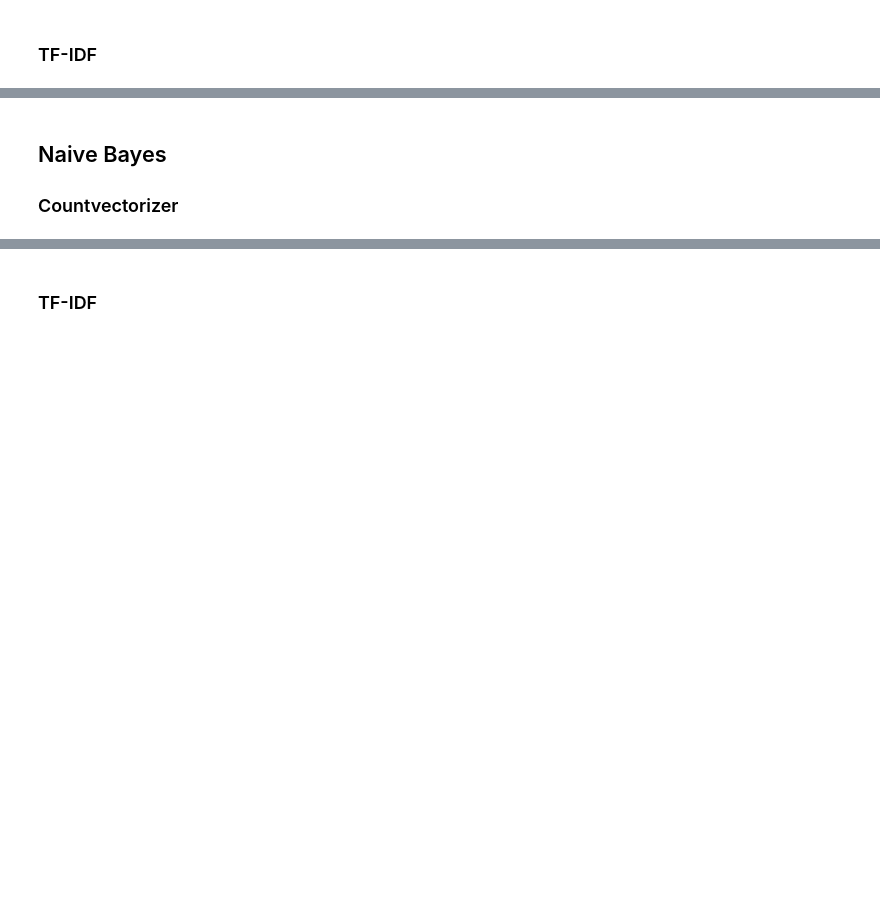
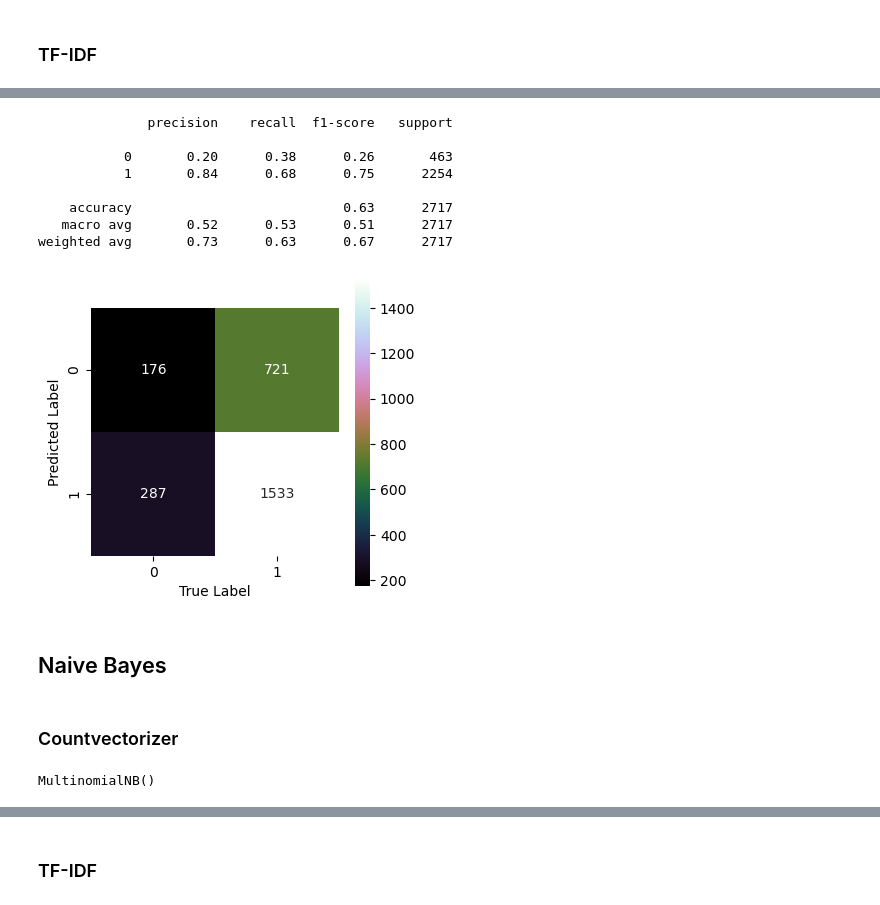
Before and after one commit to WaadAlharthi/ML_Portfolio, a Jupyter notebook: NLP_Sentiment_Analysis_Project.ipynb, the cells around one changed output, grey strips where cells are left out. Saved outputs shown, nothing was run; the diff lists cells and outputs as text; code cells hidden in the pictures; blank space fills up the shorter version.

```diff
--- a/NLP_Sentiment_Analysis_Project.ipynb
+++ b/NLP_Sentiment_Analysis_Project.ipynb
@@ -535,4 +758,23 @@ In the next step we create a numerical feature vector for each document:
+# %%
+y_val_pred = np.argmax(y_val_pred, axis=1)
+print(classification_report(y_val, y_val_pred))
+plot_heatmap(confusion_matrix(y_val, y_val_pred))
+# %% [output]
+              precision    recall  f1-score   support
+
+           0       0.20      0.38      0.26       463
+           1       0.84      0.68      0.75      2254
+
+    accuracy                           0.63      2717
+   macro avg       0.52      0.53      0.51      2717
+weighted avg       0.73      0.63      0.67      2717
+[figure, added]
 # %% [markdown]
 ## Naive Bayes
-
-### Countvectorizer
+# %% [markdown]
+### Countvectorizer
+# %%
+model_3 = MultinomialNB()
+model_3.fit(X_train_count,y_train)
+# %% [output]
+MultinomialNB()
```
Also changed, not shown: parts of 53 cells of this notebook.
